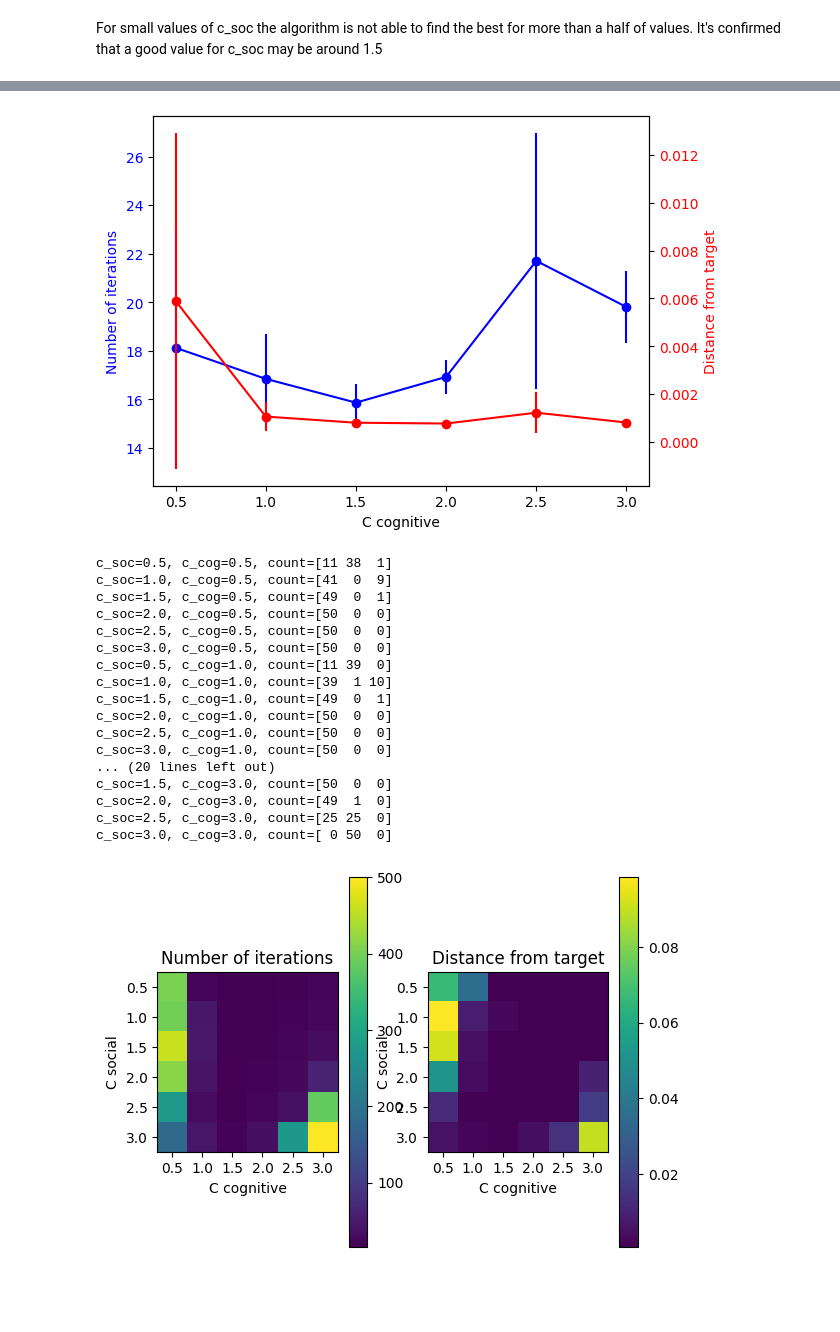
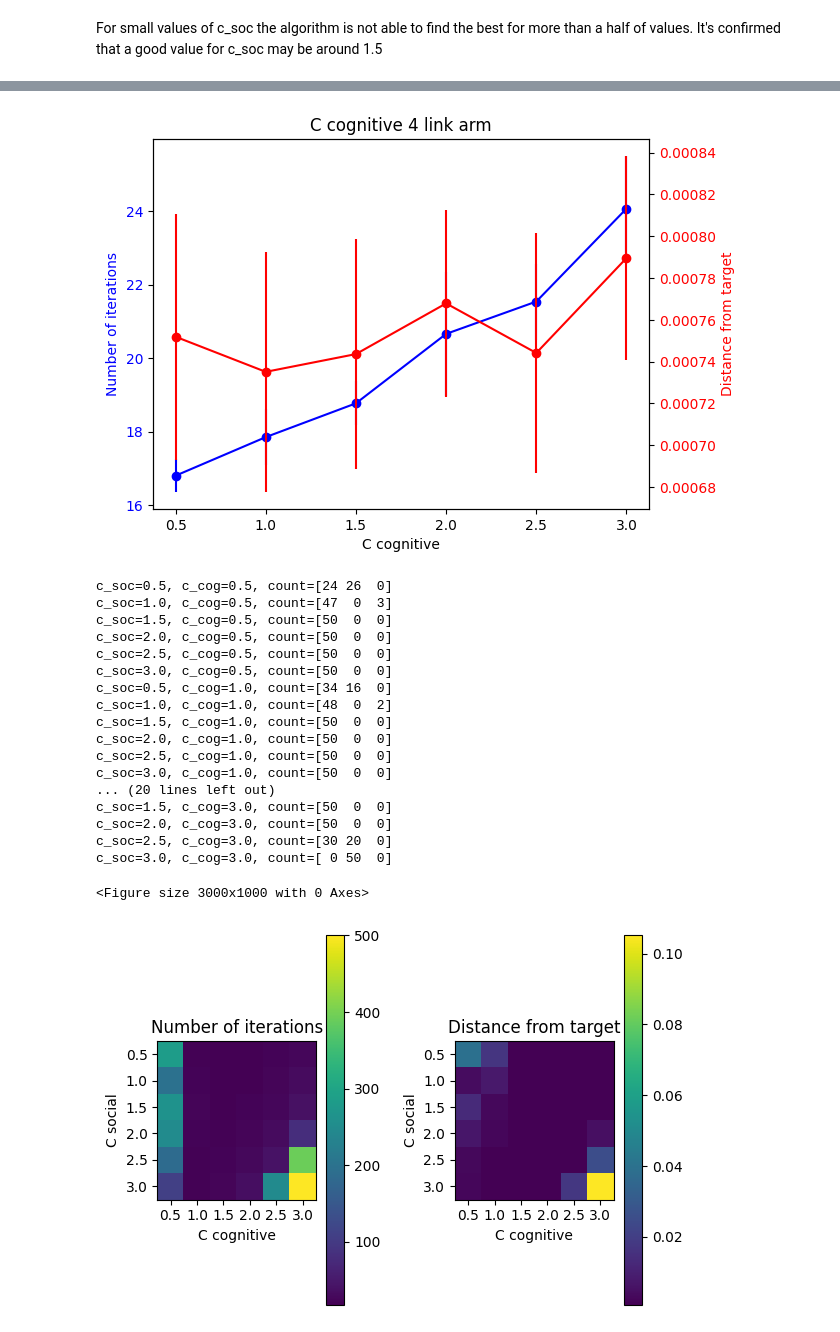
Before and after one commit to 3sara/Optimization_exam, a Jupyter notebook: plots.ipynb, the cells around one changed output, grey strips where cells are left out. Cells and saved outputs as stored; diff of their text form; code cells hidden in the pictures; blank space fills up the shorter version.

```diff
--- a/plots.ipynb
+++ b/plots.ipynb
@@ -144,7 +144,7 @@ pop_size=100
 max_iter=5000
 # %%
 w_values= [0.0,0.1,0.2,0.3,0.4,0.5,0.6,0.7,0.8,0.9]
-n_it=50
+n_it=100
 mean_it=np.zeros(len(w_values))
 mean_err=np.zeros(len(w_values))
 std_it=np.zeros(len(w_values))
@@ -159,7 +159,7 @@ for j,w in enumerate(w_values):
     for i in range(n_it):
         _,_,err[i], it[i], c = PSO.PSO(link, target, pop_size, max_iter, w, c_soc, c_cog)
         count+=c
-    print(f'w={w}, count={count}')
+    print(f'{w}, {count[0]}, {count[1]}, {count[2]}')
     mean_it[j]=np.mean(it)
     std_it[j]=np.std(it)
     mean_err[j]=np.mean(err)
@@ -192,8 +194,6 @@ plt.show()
 # %%
-#best value for the inertia weight is 0.5
-#let's see how the algorithm behaves with this value
-w_best=0.2
+w_best=0.3
 theta,alpha,err, it, c = PSO.PSO(link, target, pop_size, max_iter, w_best, c_soc, c_cog)
-display.Display_animated(link,theta, alpha, target, 'best_w_case2')
+display.Display_animated(link,theta, alpha, target, 'best_w_case1')
 # %% [output]
 MovieWriter ffmpeg unavailable; using Pillow instead.
@@ -201,7 +201,7 @@ MovieWriter ffmpeg unavailable; using Pillow instead.
 # %%
 c_soc_values=[0.5,1.0,1.5,2.0,2.5,3.0]
 max_iter=500
-n_it=50
+n_it=100
 mean_it=np.zeros(len(c_soc_values))
 mean_err=np.zeros(len(c_soc_values))
 std_it=np.zeros(len(c_soc_values))
@@ -216,7 +216,7 @@ for j,c_soc in enumerate(c_soc_values):
     for i in range(n_it):
         _,_,err[i], it[i], c = PSO.PSO(link, target, pop_size, max_iter, w_best, c_soc, c_cog)
         count+=c
-    print(f'c_soc={c_soc}, count={count}')
+    print(f'{c_soc}, {count[0]}, {count[1]}, {count[2]}')
     mean_it[j]=np.mean(it)
     std_it[j]=np.std(it)
     mean_err[j]=np.mean(err)
@@ -249,7 +251,7 @@ c_soc_best=1.49445
 # %%
 c_cog_values=[0.5,1.0,1.5,2.0,2.5,3.0]
 max_iter=500
-n_it=50
+n_it=100
 mean_it=np.zeros(len(c_cog_values))
 mean_err=np.zeros(len(c_cog_values))
 std_it=np.zeros(len(c_cog_values))
@@ -264,7 +266,7 @@ for j,c_cog in enumerate(c_cog_values):
     for i in range(n_it):
         _,_,err[i], it[i], c = PSO.PSO(link, target, pop_size, max_iter, w_best, c_soc_best, c_cog)
         count+=c
-    print(f'c_soc={c_soc}, count={count}')
+    print(f'{c_soc}, {count[0]}, {count[1]}, {count[2]}')
     mean_it[j]=np.mean(it)
     std_it[j]=np.std(it)
     mean_err[j]=np.mean(err)
@@ -287,9 +289,11 @@ ax2 = ax1.twinx()
 ax2.set_ylabel('Distance from target', color='r')
 ax2.errorbar(c_cog_values, mean_err, yerr=std_err*1.96/np.sqrt(50), fmt='o-', color='r')
 ax2.tick_params(axis='y', labelcolor='r')
+plt.title('C cognitive 4 link arm')
+plt.savefig('ccog_values1.png')
 plt.show()
 # %% [output]
-[figure, old version]
+[figure, new version]
 # %%
 c_cog_best=1.49445
 # %%
@@ -319,50 +323,56 @@ for i,cog in enumerate(c_cog):
         mean_err[i,j]=np.mean(err)
         std_err[i,j]=np.std(err)
 # %% [output]
-c_soc=0.5, c_cog=0.5, count=[11 38  1]
-c_soc=1.0, c_cog=0.5, count=[41  0  9]
-c_soc=1.5, c_cog=0.5, count=[49  0  1]
+c_soc=0.5, c_cog=0.5, count=[24 26  0]
+c_soc=1.0, c_cog=0.5, count=[47  0  3]
+c_soc=1.5, c_cog=0.5, count=[50  0  0]
 c_soc=2.0, c_cog=0.5, count=[50  0  0]
 c_soc=2.5, c_cog=0.5, count=[50  0  0]
 c_soc=3.0, c_cog=0.5, count=[50  0  0]
-c_soc=0.5, c_cog=1.0, count=[11 39  0]
-c_soc=1.0, c_cog=1.0, count=[39  1 10]
-c_soc=1.5, c_cog=1.0, count=[49  0  1]
+c_soc=0.5, c_cog=1.0, count=[34 16  0]
+c_soc=1.0, c_cog=1.0, count=[48  0  2]
+c_soc=1.5, c_cog=1.0, count=[50  0  0]
 c_soc=2.0, c_cog=1.0, count=[50  0  0]
 c_soc=2.5, c_cog=1.0, count=[50  0  0]
 c_soc=3.0, c_cog=1.0, count=[50  0  0]
 ... (20 lines left out)
 c_soc=1.5, c_cog=3.0, count=[50  0  0]
-c_soc=2.0, c_cog=3.0, count=[49  1  0]
-c_soc=2.5, c_cog=3.0, count=[25 25  0]
+c_soc=2.0, c_cog=3.0, count=[50  0  0]
+c_soc=2.5, c_cog=3.0, count=[30 20  0]
 c_soc=3.0, c_cog=3.0, count=[ 0 50  0]
 # %%
-#2 subplot one in 3d and one heatmap
+#set a big figure
+plt.figure(figsize=(30,10))
 fig, ax = plt.subplots(1,2)
 X, Y = np.meshgrid(c_cog, c_soc)
 im = ax[0].imshow(mean_it, cmap='viridis')
 ax[0].set_xticks(np.arange(len(c_cog)))
 ax[0].set_yticks(np.arange(len(c_soc)))
 ax[0].set_xticklabels(c_cog)
 ax[0].set_yticklabels(c_soc)
 ax[0].set_xlabel('C cognitive')
 ax[0].set_ylabel('C social')
+
+#put some space between images
+plt.subplots_adjust(wspace=0.5)
 
 ax[0].set_title('Number of iterations')
 fig.colorbar(im, ax=ax[0])
 im = ax[1].imshow(mean_err, cmap='viridis')
 ax[1].set_xticks(np.arange(len(c_cog)))
 ax[1].set_yticks(np.arange(len(c_soc)))
 ax[1].set_xticklabels(c_cog)
 ax[1].set_yticklabels(c_soc)
 ax[1].set_xlabel('C cognitive')
 ax[1].set_ylabel('C social')
 
 ax[1].set_title('Distance from target')
 fig.colorbar(im, ax=ax[1])
+plt.savefig('ccog_csoc_values1.png')
 plt.show()
 # %% [output]
+<Figure size 3000x1000 with 0 Axes>
-[figure, old version]
+[figure, new version]
 # %%
 fig, ax = plt.subplots(1, 2, subplot_kw={'projection': '3d'})
 
```
Also changed, not shown: parts of 14 cells of this notebook, 7 other files.
